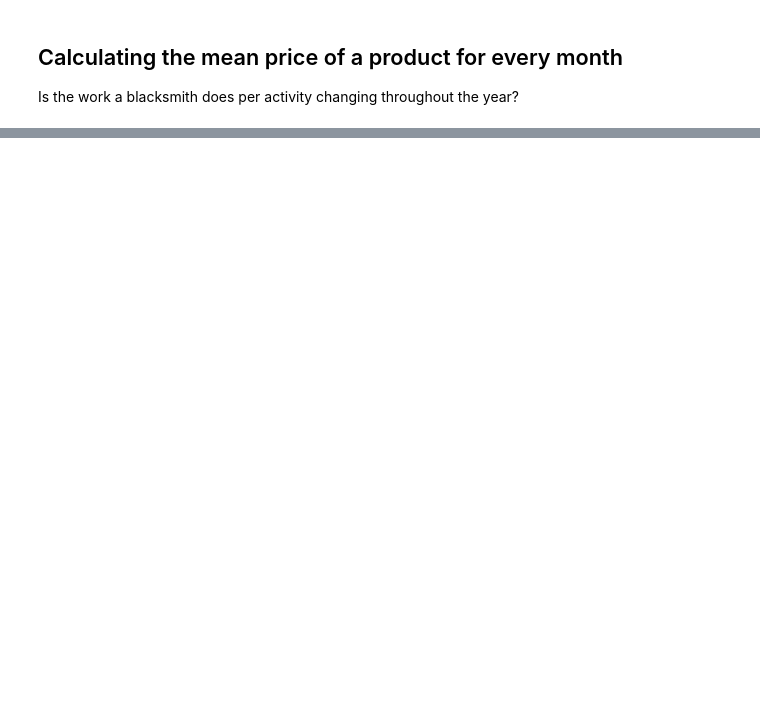
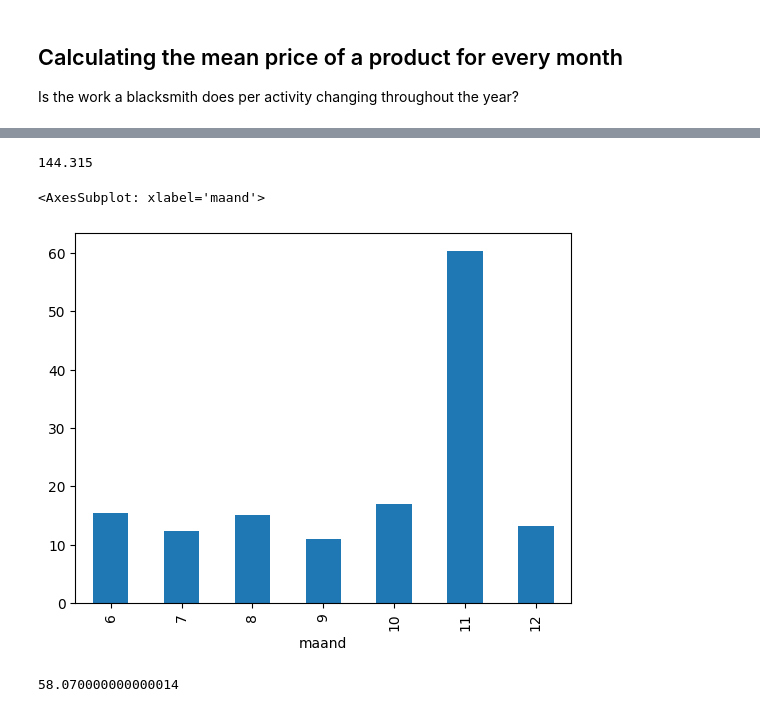
Before and after one commit to ivozandhuis/klantenboek-hj-zandhuis, a Jupyter notebook: analysis.ipynb, the cells around one changed output, grey strips where cells are left out. Drawn from its saved outputs; the diff is of its cells as text; code cells hidden in the pictures; blank space fills up the shorter version.

```diff
--- a/analysis.ipynb
+++ b/analysis.ipynb
@@ -48,0 +103,15 @@ mean_price_per_month.plot(kind = 'bar')
+# %%
+df_bouw = df[df['termen'].str.contains('|'.join(bouw_termen),regex=True)]
+df_bouw['prijs'].sum()
+# %% [output]
+144.315
+# %%
+df_bouw.groupby('maand')['prijs'].sum().plot(kind = 'bar')
+# %% [output]
+<AxesSubplot: xlabel='maand'>
+[figure, added]
+# %%
+df_kachel = df[df['termen'].str.contains('|'.join(kachel_termen),regex=True)]
+df_kachel['prijs'].sum()
+# %% [output]
+58.070000000000014
```
Also changed, not shown: parts of 11 cells of this notebook, 1 other file.
